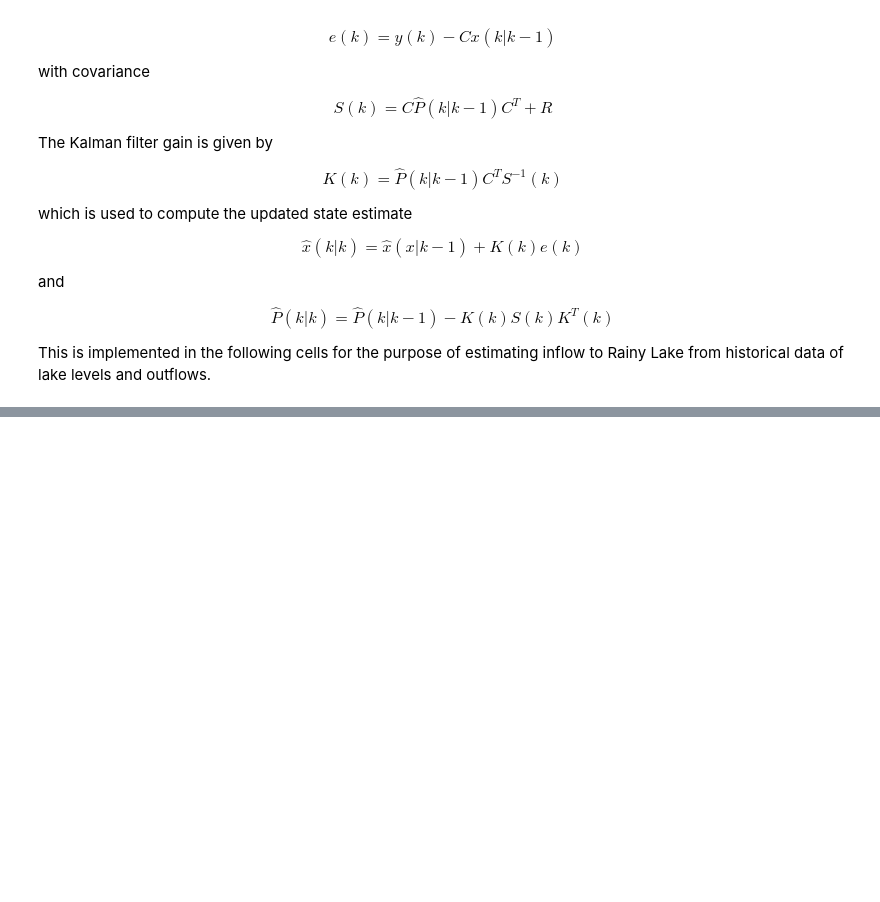
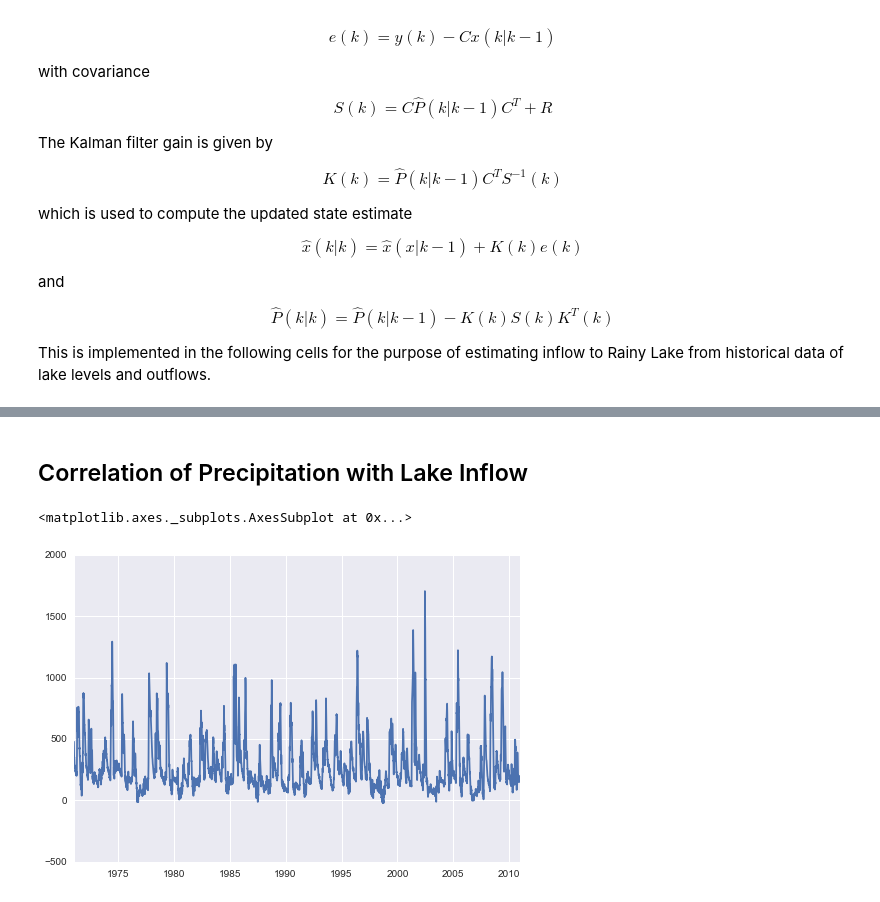
Before and after one commit to kmcgarry7/Rainy-Lake-Hydrology, a Jupyter notebook: Estimating_Rainy_Lake_Inflows_1970-2010.ipynb, the cells around one changed output, grey strips where cells are left out. Saved outputs shown, nothing was run; the diff lists cells and outputs as text; code cells hidden in the pictures; blank space fills up the shorter version.

```diff
--- a/Estimating_Rainy_Lake_Inflows_1970-2010.ipynb
+++ b/Estimating_Rainy_Lake_Inflows_1970-2010.ipynb
@@ -203,0 +239,7 @@ plt.title('Outflow Estimation Error')
+# %% [markdown]
+## Correlation of Precipitation with Lake Inflow
+# %%
+x['I'].plot()
+# %% [output]
+<matplotlib.axes._subplots.AxesSubplot at 0x...>
+[figure, added]
```
Also changed, not shown: parts of 8 cells of this notebook.
